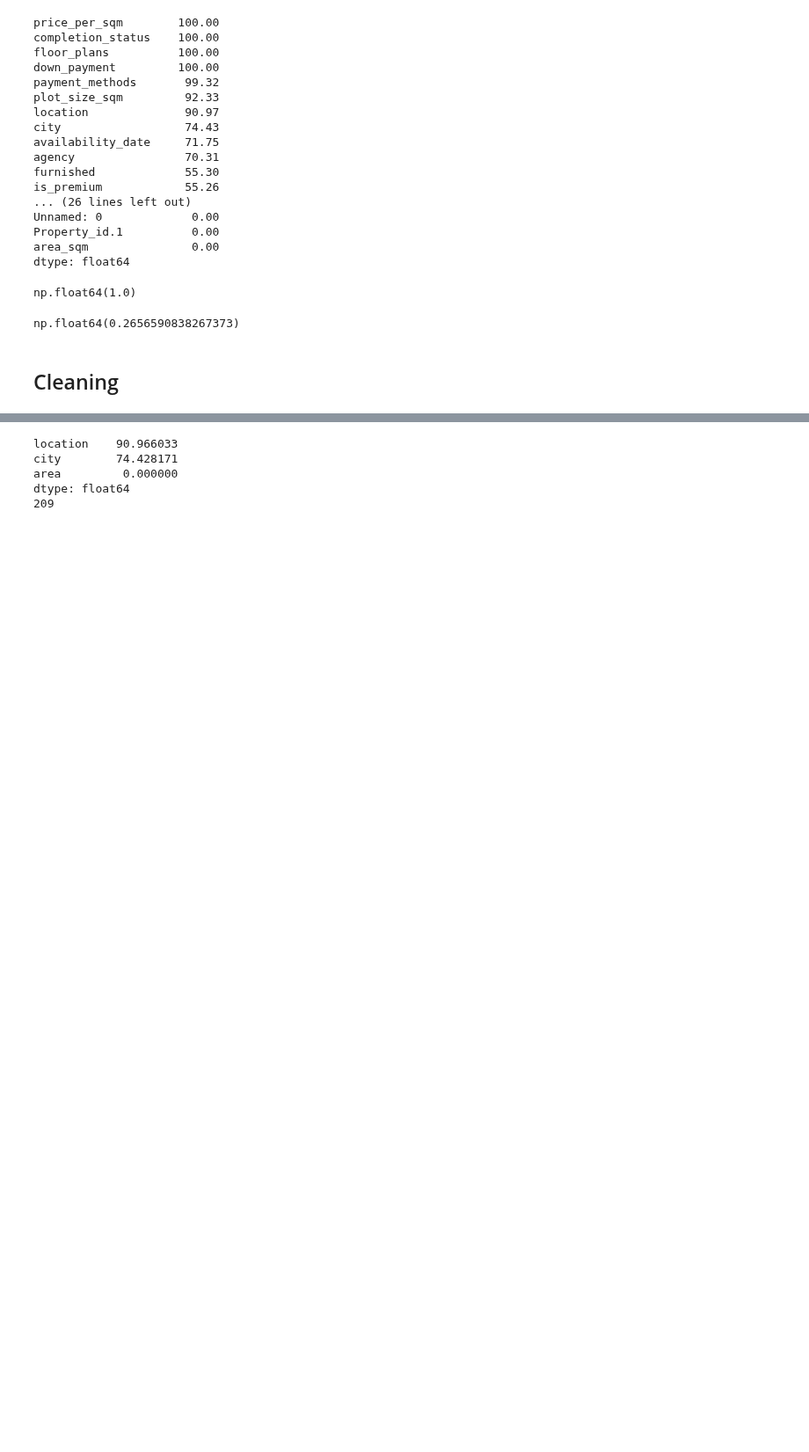
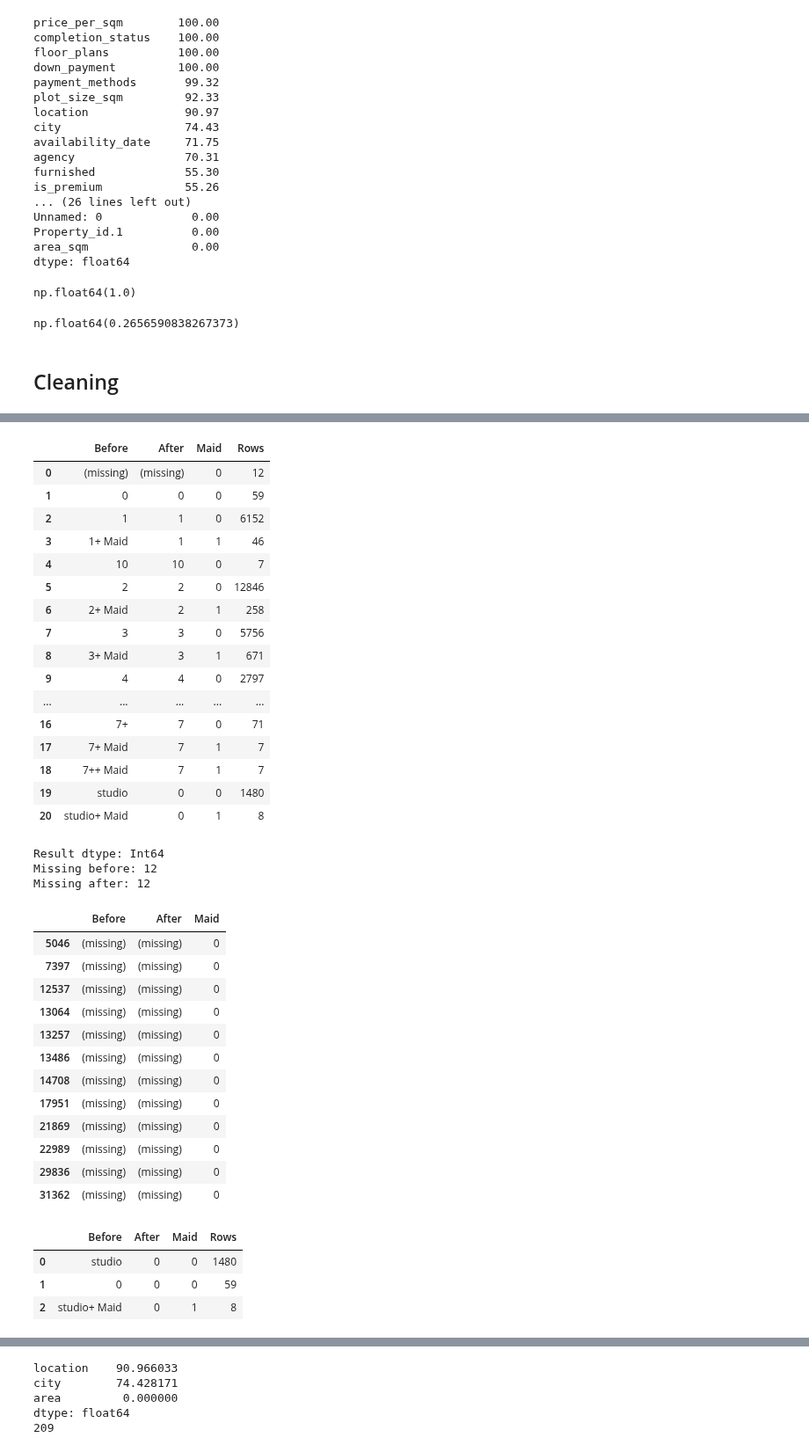
Before and after one commit to talalal3thman/test-github, a Jupyter notebook: Competetion/Competetion.ipynb, the cells around one changed output, grey strips where cells are left out. Shown at 88% size. Saved outputs shown, nothing was run; the diff lists cells and outputs as text; code cells hidden in the pictures; blank space fills up the shorter version.

Commit message:
main

```diff
--- a/Competetion/Competetion.ipynb
+++ b/Competetion/Competetion.ipynb
@@ -161,0 +161,78 @@ df.loc[
+# %%
+# clean bedroom column + add maid column
+
+# Clean bedrooms and record whether the original label mentions a maid room.
+bedrooms_before = df['bedrooms'].copy()
+bed = bedrooms_before.astype('string').str.strip().str.lower()
+
+# Accept whole-number counts, optional '+' and optional maid-room labels.
+# '+' counts are lower bounds; maid rooms are not counted as main bedrooms.
+number = bed.str.extract(r'^(\d+)(?:\.0+)?\s*\+?\s*(?:\+?\s*maid)?$', expand=False)
+studio = bed.str.fullmatch(r'studio(?:\s*\+\s*maid)?', na=False)
+cleaned_bedrooms = pd.to_numeric(number, errors='coerce').mask(studio, 0).astype('Int64')
+
+# Capture maid-room information before replacing the original bedroom labels.
+# Missing labels mean no recorded maid room (0), not confirmed absence.
+df['maid'] = bed.str.contains(r'\bmaid\b', case=False, na=False).astype('int64')
+
+# Keep all rows and other existing columns unchanged.
+df['bedrooms'] = cleaned_bedrooms
+
+bedrooms_audit = pd.DataFrame({
+    'Before': bedrooms_before.astype('string').fillna('(missing)'),
+    'After': df['bedrooms'].astype('string').fillna('(missing)'),
+    'Maid': df['maid']
+})
+bedrooms_mapping = bedrooms_audit.groupby(['Before', 'After', 'Maid'], dropna=False).size().reset_index(name='Rows')
+display(bedrooms_mapping)
+print('Result dtype:', df['bedrooms'].dtype)
+print('Missing before:', bedrooms_before.isna().sum())
+print('Missing after:', df['bedrooms'].isna().sum())
+
+
+# Missing or unrecognized bedrooms remain missing, rather than guessed.
+display(bedrooms_audit.loc[df['bedrooms'].isna()])
+
+# Studios and original zero-bedroom records both remain zero.
+display(bedrooms_audit.loc[df['bedrooms'].eq(0)].value_counts().rename('Rows').reset_index())
+
+# Review labels whose numeric result loses the '+' or maid-room detail.
+display(bedrooms_mapping.loc[bedrooms_mapping['Before'].str.contains(r'\+|maid', case=False, regex=True)])
+# %% [output]
+|  | Before | After | Maid | Rows |
+| 0 | (missing) | (missing) | 0 | 12 |
+| 1 | 0 | 0 | 0 | 59 |
+| 2 | 1 | 1 | 0 | 6152 |
+| 3 | 1+ Maid | 1 | 1 | 46 |
+| 4 | 10 | 10 | 0 | 7 |
+| 5 | 2 | 2 | 0 | 12846 |
+| 6 | 2+ Maid | 2 | 1 | 258 |
+| 7 | 3 | 3 | 0 | 5756 |
+| 8 | 3+ Maid | 3 | 1 | 671 |
+| 9 | 4 | 4 | 0 | 2797 |
+| ... | ... | ... | ... | ... |
+| 16 | 7+ | 7 | 0 | 71 |
+| 17 | 7+ Maid | 7 | 1 | 7 |
+| 18 | 7++ Maid | 7 | 1 | 7 |
+| 19 | studio | 0 | 0 | 1480 |
+| 20 | studio+ Maid | 0 | 1 | 8 |
+Result dtype: Int64
+Missing before: 12
+Missing after: 12
+|  | Before | After | Maid |
+| 5046 | (missing) | (missing) | 0 |
+| 7397 | (missing) | (missing) | 0 |
+| 12537 | (missing) | (missing) | 0 |
+| 13064 | (missing) | (missing) | 0 |
+| 13257 | (missing) | (missing) | 0 |
+| 13486 | (missing) | (missing) | 0 |
+| 14708 | (missing) | (missing) | 0 |
+| 17951 | (missing) | (missing) | 0 |
+| 21869 | (missing) | (missing) | 0 |
+| 22989 | (missing) | (missing) | 0 |
+| 29836 | (missing) | (missing) | 0 |
+| 31362 | (missing) | (missing) | 0 |
+|  | Before | After | Maid | Rows |
+| 0 | studio | 0 | 0 | 1480 |
+| 1 | 0 | 0 | 0 | 59 |
+| 2 | studio+ Maid | 0 | 1 | 8 |
```
Also changed, not shown: parts of 18 cells of this notebook, 7 other files.
